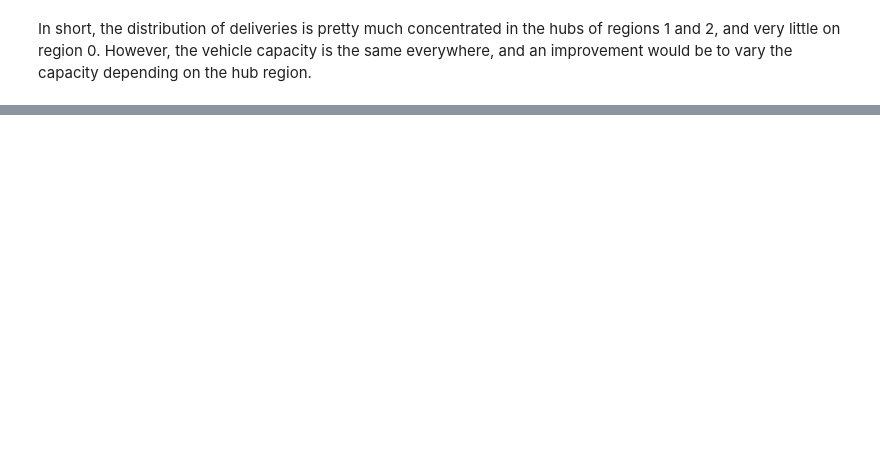
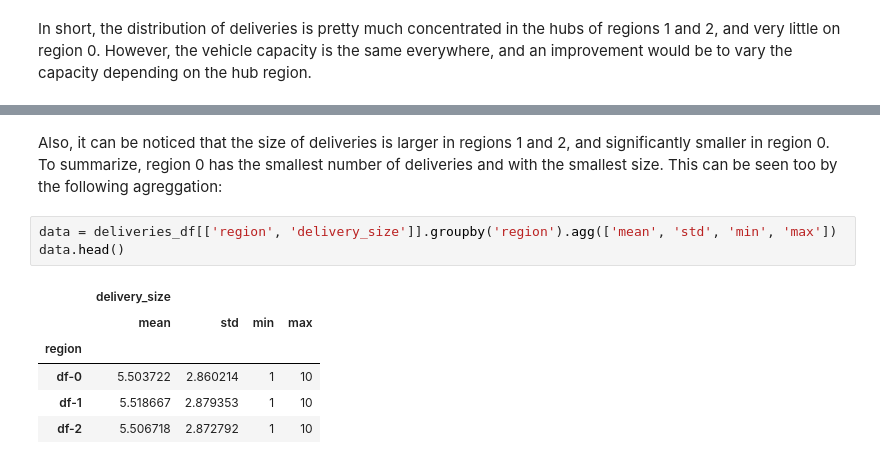
Before and after one commit to mateus-miguel/projeto-loggi-entregas, a Jupyter notebook: loggi-deliveries-project.ipynb, the cells around one changed output, grey strips where cells are left out. Cells and saved outputs as stored; diff of their text form; blank space fills up the shorter version.

```diff
--- a/loggi-deliveries-project.ipynb
+++ b/loggi-deliveries-project.ipynb
@@ -584,0 +593,12 @@ In short, the distribution of deliveries is pretty much concentrated in the hubs
+# %% [markdown]
+Also, it can be noticed that the size of deliveries is larger in regions 1 and 2, and significantly smaller in region 0. To summarize, region 0 has the smallest number of deliveries and with the smallest size. This can be seen too by the following agreggation:
+# %%
+data = deliveries_df[['region', 'delivery_size']].groupby('region').agg(['mean', 'std', 'min', 'max'])
+data.head()
+# %% [output]
+|  | delivery_size |  |  |  |
+|  | mean | std | min | max |
+| region |  |  |  |  |
+| df-0 | 5.503722 | 2.860214 | 1 | 10 |
+| df-1 | 5.518667 | 2.879353 | 1 | 10 |
+| df-2 | 5.506718 | 2.872792 | 1 | 10 |
```
Also changed, not shown: parts of 7 cells of this notebook.
